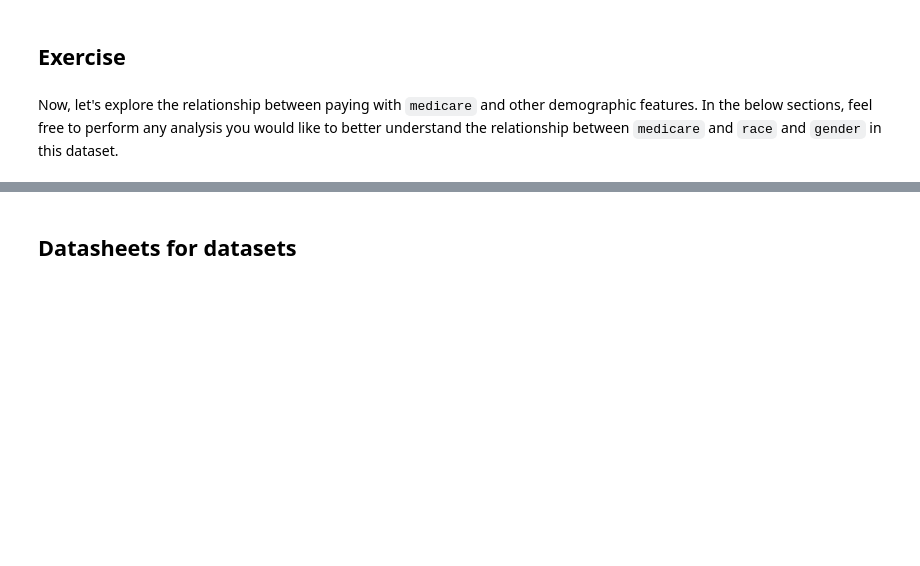
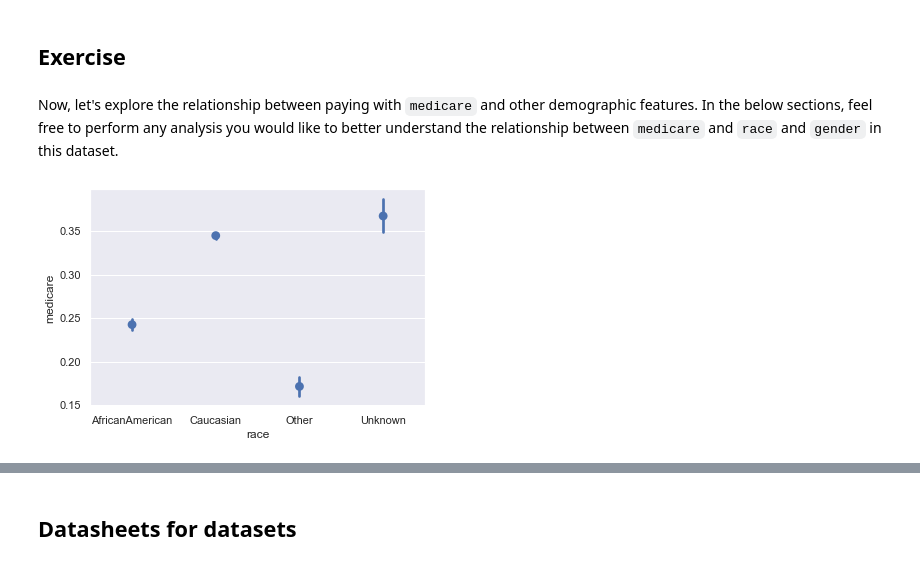
Before and after one commit to fairlearn/talks, a Jupyter notebook: 2021_scipy_tutorial/fairness-in-AI-systems-student.ipynb, the cells around one changed output, grey strips where cells are left out. Cells and saved outputs as stored; diff of their text form; code cells hidden in the pictures; blank space fills up the shorter version.

```diff
--- a/2021_scipy_tutorial/fairness-in-AI-systems-student.ipynb
+++ b/2021_scipy_tutorial/fairness-in-AI-systems-student.ipynb
@@ -444,5 +533,7 @@ As we see, that's indeed the case.
 # %% [markdown]
 Now, let's explore the relationship between paying with `medicare` and other demographic features. In the below sections, feel free to perform any analysis you would like to better understand the relationship between `medicare` and `race` and `gender` in this dataset.
 # %%
-sns.pointplot(y="medicare", x=____, data=df, ci=95, join=False);
+sns.pointplot(y="medicare", x="race", data=df, ci=95, join=False);
+# %% [output]
+[figure, added]
 # %%
```
Also changed, not shown: parts of 68 cells of this notebook, 1 other file.
